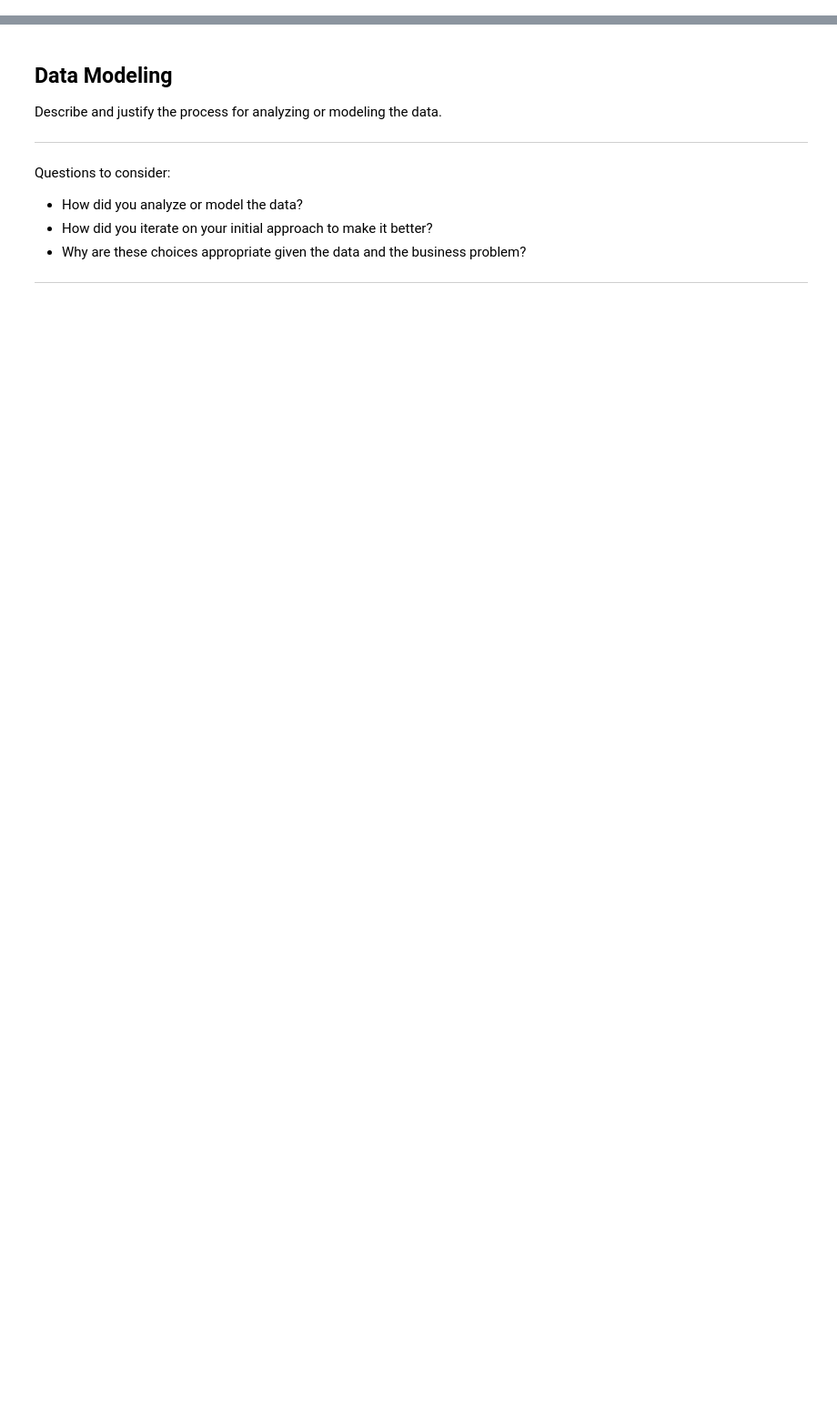
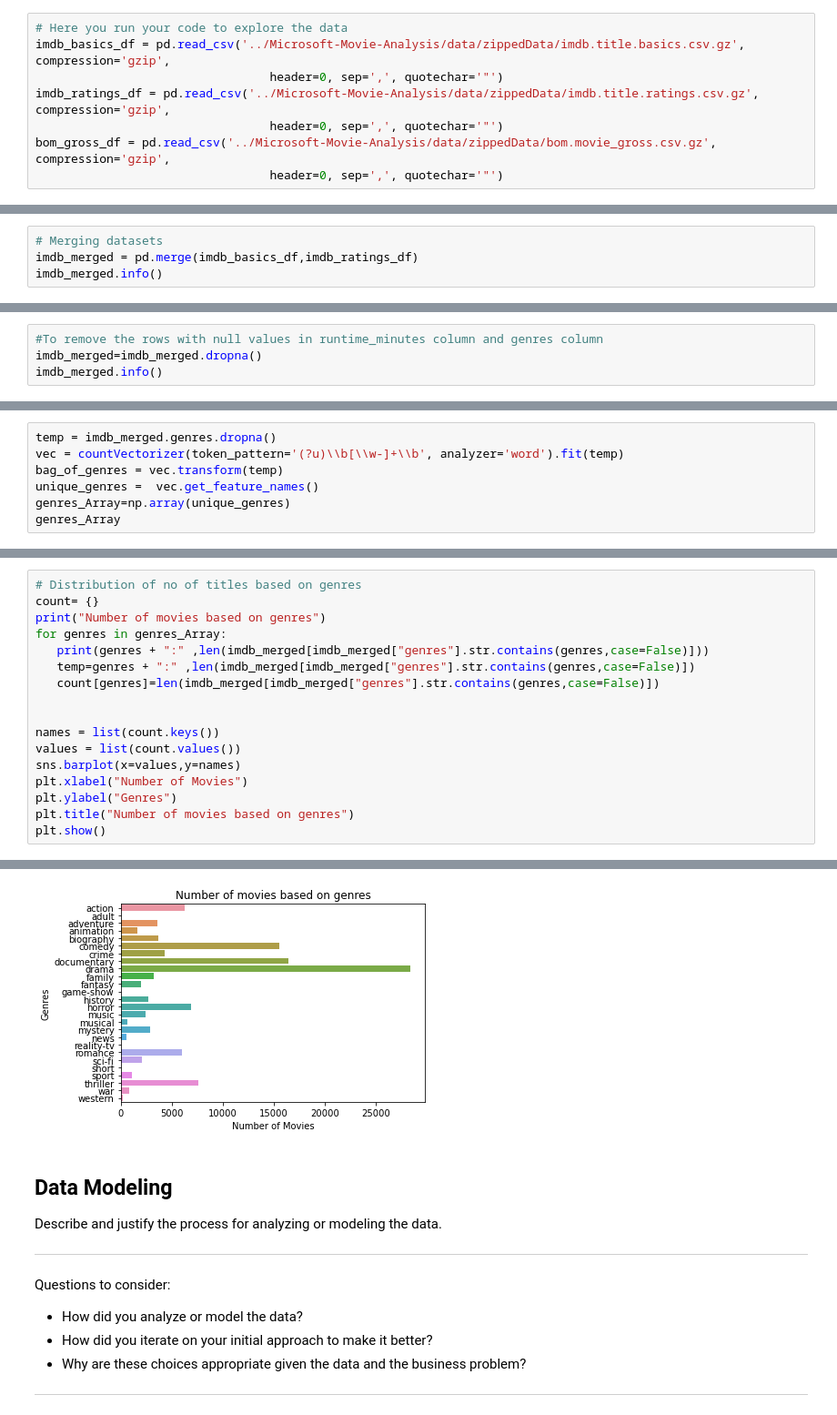
Before and after one commit to AswathiSasikumar/King-County-House-Sales-, a Jupyter notebook: dsc-phase1-project-template.ipynb, the cells around one changed output, grey strips where cells are left out. Shown: that part at 91% size. Cells and saved outputs as stored; diff of their text form; blank space fills up the shorter version.

```diff
--- a/dsc-phase1-project-template.ipynb
+++ b/dsc-phase1-project-template.ipynb
@@ -67,0 +44,8 @@ Questions to consider:
+# %%
+# Here you run your code to explore the data
+imdb_basics_df = pd.read_csv('../Microsoft-Movie-Analysis/data/zippedData/imdb.title.basics.csv.gz', compression='gzip',
+                                 header=0, sep=',', quotechar='"')
+imdb_ratings_df = pd.read_csv('../Microsoft-Movie-Analysis/data/zippedData/imdb.title.ratings.csv.gz', compression='gzip',
+                                 header=0, sep=',', quotechar='"')
+bom_gross_df = pd.read_csv('../Microsoft-Movie-Analysis/data/zippedData/bom.movie_gross.csv.gz', compression='gzip',
+                                 header=0, sep=',', quotechar='"')
@@ -67,0 +147,4 @@ Questions to consider:
+# %%
+# Merging datasets
+imdb_merged = pd.merge(imdb_basics_df,imdb_ratings_df)
+imdb_merged.info()
@@ -67,0 +189,4 @@ Questions to consider:
+# %%
+#To remove the rows with null values in runtime_minutes column and genres column
+imdb_merged=imdb_merged.dropna()
+imdb_merged.info()
@@ -67,0 +209,7 @@ Questions to consider:
+# %%
+temp = imdb_merged.genres.dropna()
+vec = countVectorizer(token_pattern='(?u)\\b[\\w-]+\\b', analyzer='word').fit(temp)
+bag_of_genres = vec.transform(temp)
+unique_genres =  vec.get_feature_names()
+genres_Array=np.array(unique_genres)
+genres_Array
@@ -67,0 +222,18 @@ Questions to consider:
+# %%
+# Distribution of no of titles based on genres
+count= {}
+print("Number of movies based on genres")
+for genres in genres_Array:
+   print(genres + ":" ,len(imdb_merged[imdb_merged["genres"].str.contains(genres,case=False)]))
+   temp=genres + ":" ,len(imdb_merged[imdb_merged["genres"].str.contains(genres,case=False)])
+   count[genres]=len(imdb_merged[imdb_merged["genres"].str.contains(genres,case=False)])
+
+
+names = list(count.keys())
+values = list(count.values())
+sns.barplot(x=values,y=names)
+plt.xlabel("Number of Movies")
+plt.ylabel("Genres")
+plt.title("Number of movies based on genres")
+plt.show()
+# %% [output]
@@ -68,3 +257,4 @@ Questions to consider:
+[figure, added]
 # %% [markdown]
 ## Data Modeling
 Describe and justify the process for analyzing or modeling the data.
```
Also changed, not shown: parts of 31 cells of this notebook, 1 other file.
